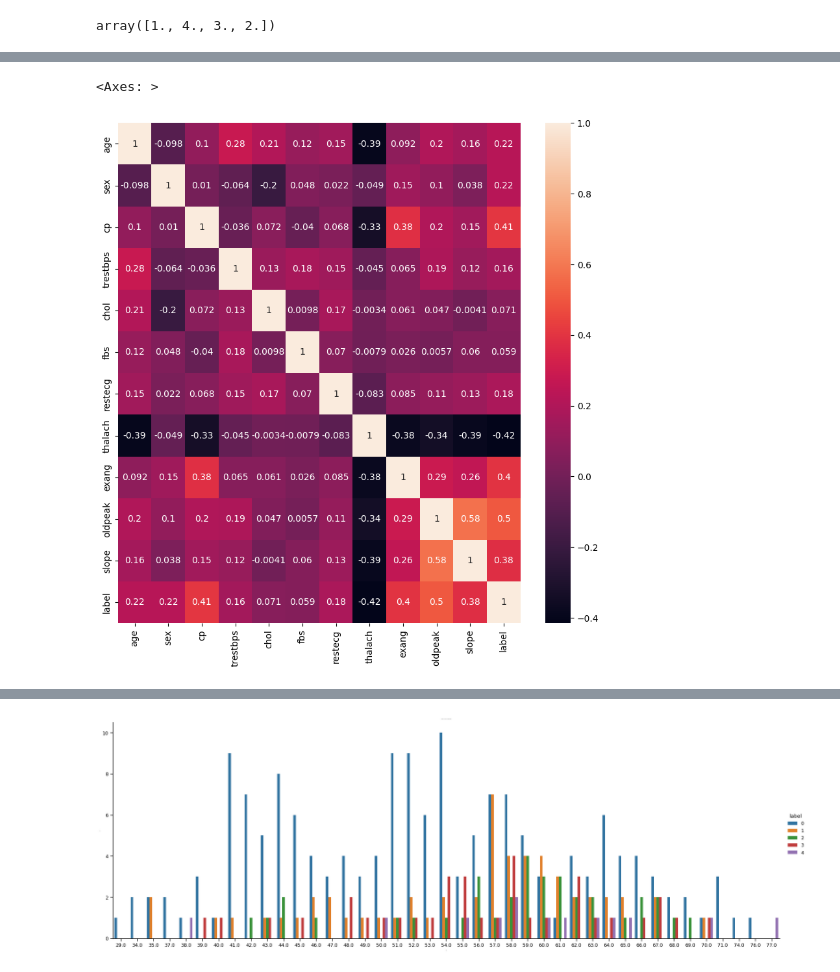
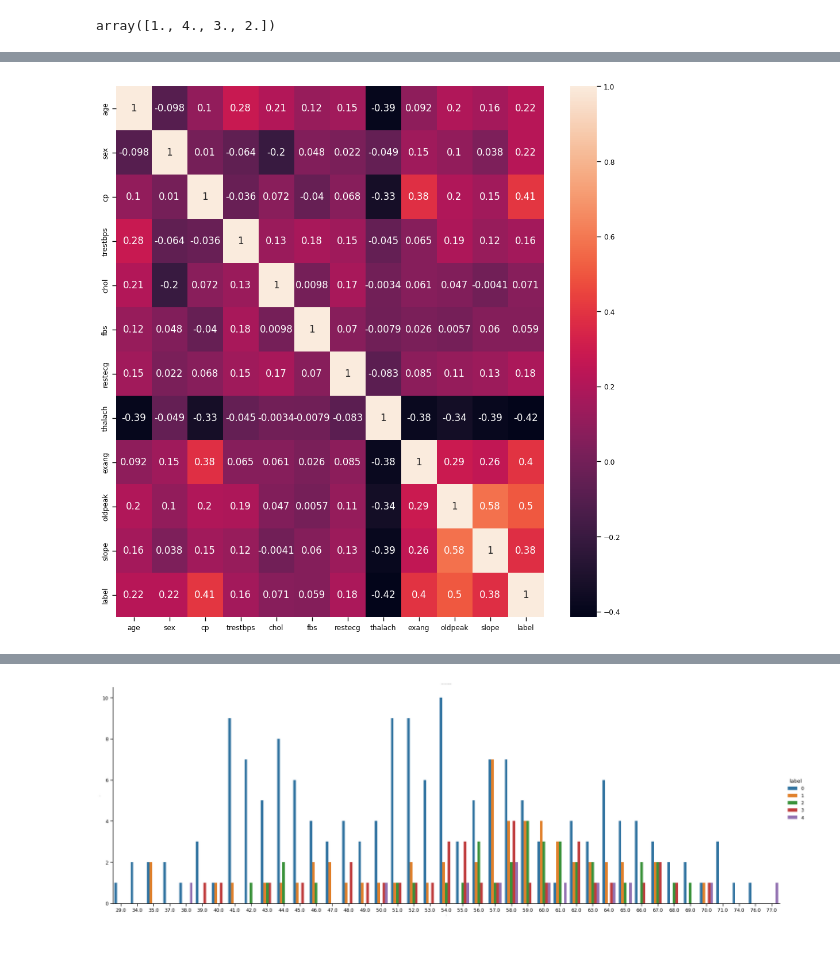
Before and after one commit to rukmals/Predicting_Heart_Disease, a Jupyter notebook: Predicting_Heart_Disease.ipynb, the cells around one changed output, grey strips where cells are left out. Saved outputs shown, nothing was run; the diff lists cells and outputs as text; code cells hidden in the pictures.

```diff
--- a/Predicting_Heart_Disease.ipynb
+++ b/Predicting_Heart_Disease.ipynb
@@ -122,6 +122,6 @@ disease_data.plot(figsize = (12, 12 ))
 # %%
-plt.figure(figsize=(10,10))
-sns.heatmap(disease_data.corr(),annot=True)
+plt.figure(figsize=(12,12))
+sns.heatmap(disease_data.corr(), annot=True,annot_kws={'size': 12})
+plt.show()
 # %% [output]
-<Axes: >
-[figure, old version]
+[figure, new version]
```
Also changed, not shown: parts of 37 cells of this notebook.
